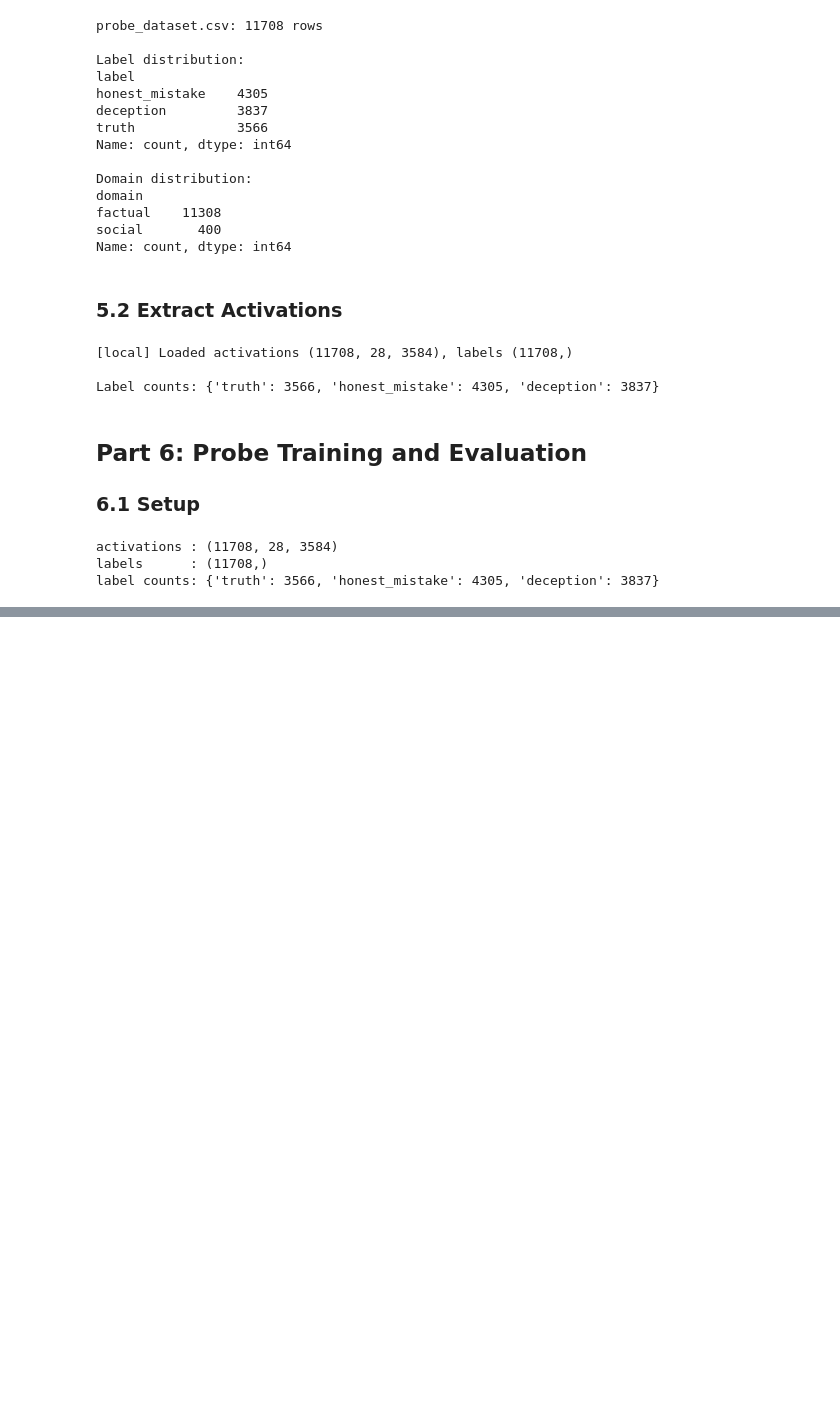
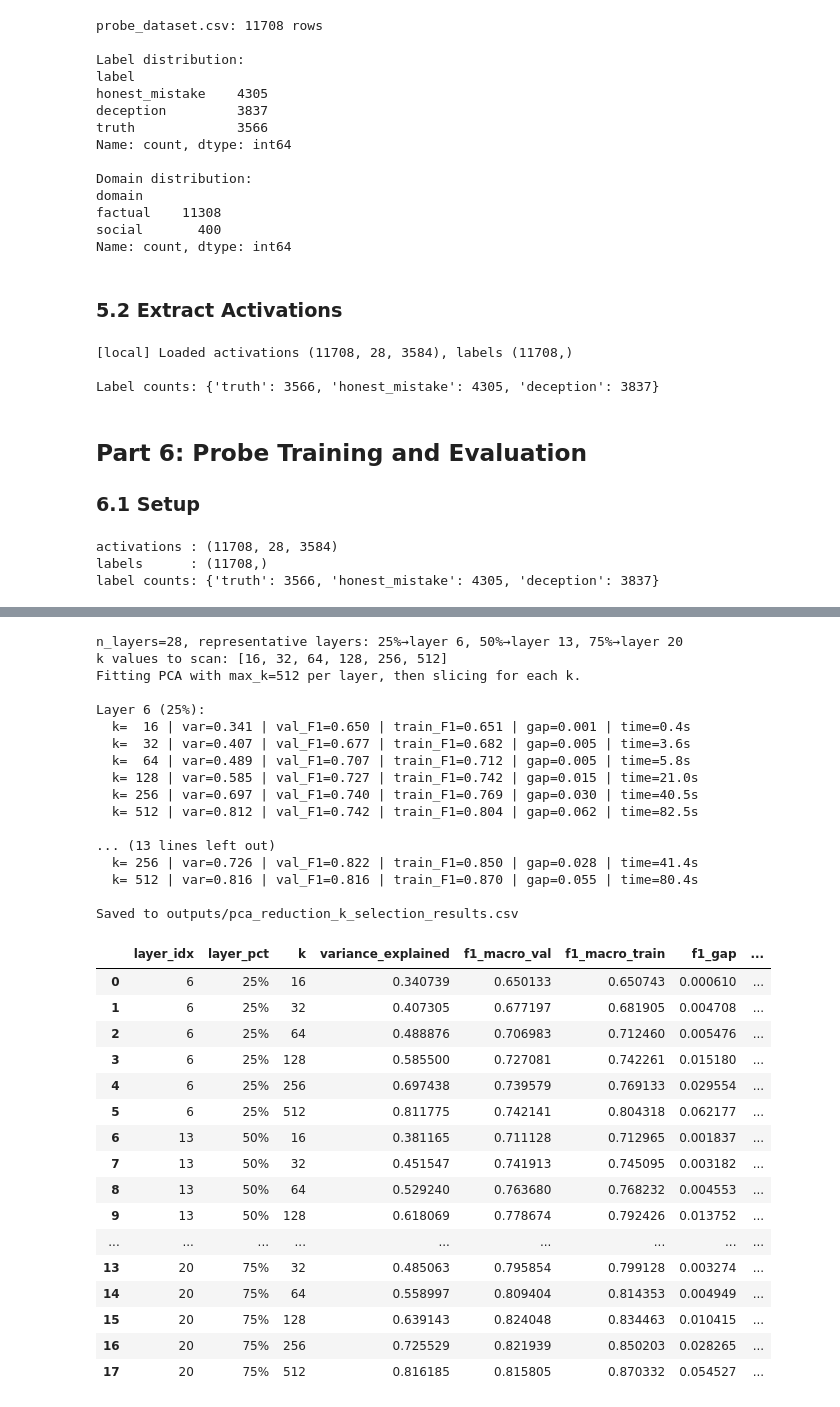
Before and after one commit to TongmengXie/kmsa_2026spring_Algoverse, a Jupyter notebook: kaiyu_generation_and_probing.ipynb, the cells around one changed output, grey strips where cells are left out. Drawn from its saved outputs; the diff is of its cells as text; code cells hidden in the pictures; blank space fills up the shorter version.

```diff
--- a/kaiyu_generation_and_probing.ipynb
+++ b/kaiyu_generation_and_probing.ipynb
@@ -1070,0 +1071,49 @@ Total per layer: 20.5s  →  28 layers: 9.6 min
+# %%
+from utils.analysis import select_pca_k
+
+K_VALUES = [16, 32, 64, 128, 256, 512]
+K_SELECTION_PATH = OUTPUT_DIR / "pca_reduction_k_selection_results.csv"
+
+k_selection_df = select_pca_k(
+    activations = activations_arr,
+    labels      = labels_str,
+    k_values    = K_VALUES,
+    output_path = K_SELECTION_PATH,
+)
+
+k_selection_df
+# %% [output]
+n_layers=28, representative layers: 25%→layer 6, 50%→layer 13, 75%→layer 20
+k values to scan: [16, 32, 64, 128, 256, 512]
+Fitting PCA with max_k=512 per layer, then slicing for each k.
+
+Layer 6 (25%):
+  k=  16 | var=0.341 | val_F1=0.650 | train_F1=0.651 | gap=0.001 | time=0.4s
+  k=  32 | var=0.407 | val_F1=0.677 | train_F1=0.682 | gap=0.005 | time=3.6s
+  k=  64 | var=0.489 | val_F1=0.707 | train_F1=0.712 | gap=0.005 | time=5.8s
+  k= 128 | var=0.585 | val_F1=0.727 | train_F1=0.742 | gap=0.015 | time=21.0s
+  k= 256 | var=0.697 | val_F1=0.740 | train_F1=0.769 | gap=0.030 | time=40.5s
+  k= 512 | var=0.812 | val_F1=0.742 | train_F1=0.804 | gap=0.062 | time=82.5s
+
+... (13 lines left out)
+  k= 256 | var=0.726 | val_F1=0.822 | train_F1=0.850 | gap=0.028 | time=41.4s
+  k= 512 | var=0.816 | val_F1=0.816 | train_F1=0.870 | gap=0.055 | time=80.4s
+
+Saved to outputs/pca_reduction_k_selection_results.csv
+|  | layer_idx | layer_pct | k | variance_explained | f1_macro_val | f1_macro_train | f1_gap | ... |
+| 0 | 6 | 25% | 16 | 0.340739 | 0.650133 | 0.650743 | 0.000610 | ... |
+| 1 | 6 | 25% | 32 | 0.407305 | 0.677197 | 0.681905 | 0.004708 | ... |
+| 2 | 6 | 25% | 64 | 0.488876 | 0.706983 | 0.712460 | 0.005476 | ... |
+| 3 | 6 | 25% | 128 | 0.585500 | 0.727081 | 0.742261 | 0.015180 | ... |
+| 4 | 6 | 25% | 256 | 0.697438 | 0.739579 | 0.769133 | 0.029554 | ... |
+| 5 | 6 | 25% | 512 | 0.811775 | 0.742141 | 0.804318 | 0.062177 | ... |
+| 6 | 13 | 50% | 16 | 0.381165 | 0.711128 | 0.712965 | 0.001837 | ... |
+| 7 | 13 | 50% | 32 | 0.451547 | 0.741913 | 0.745095 | 0.003182 | ... |
+| 8 | 13 | 50% | 64 | 0.529240 | 0.763680 | 0.768232 | 0.004553 | ... |
+| 9 | 13 | 50% | 128 | 0.618069 | 0.778674 | 0.792426 | 0.013752 | ... |
+| ... | ... | ... | ... | ... | ... | ... | ... | ... |
+| 13 | 20 | 75% | 32 | 0.485063 | 0.795854 | 0.799128 | 0.003274 | ... |
+| 14 | 20 | 75% | 64 | 0.558997 | 0.809404 | 0.814353 | 0.004949 | ... |
+| 15 | 20 | 75% | 128 | 0.639143 | 0.824048 | 0.834463 | 0.010415 | ... |
+| 16 | 20 | 75% | 256 | 0.725529 | 0.821939 | 0.850203 | 0.028265 | ... |
+| 17 | 20 | 75% | 512 | 0.816185 | 0.815805 | 0.870332 | 0.054527 | ... |
```
Also changed, not shown: parts of 15 cells of this notebook, 23 other files.
